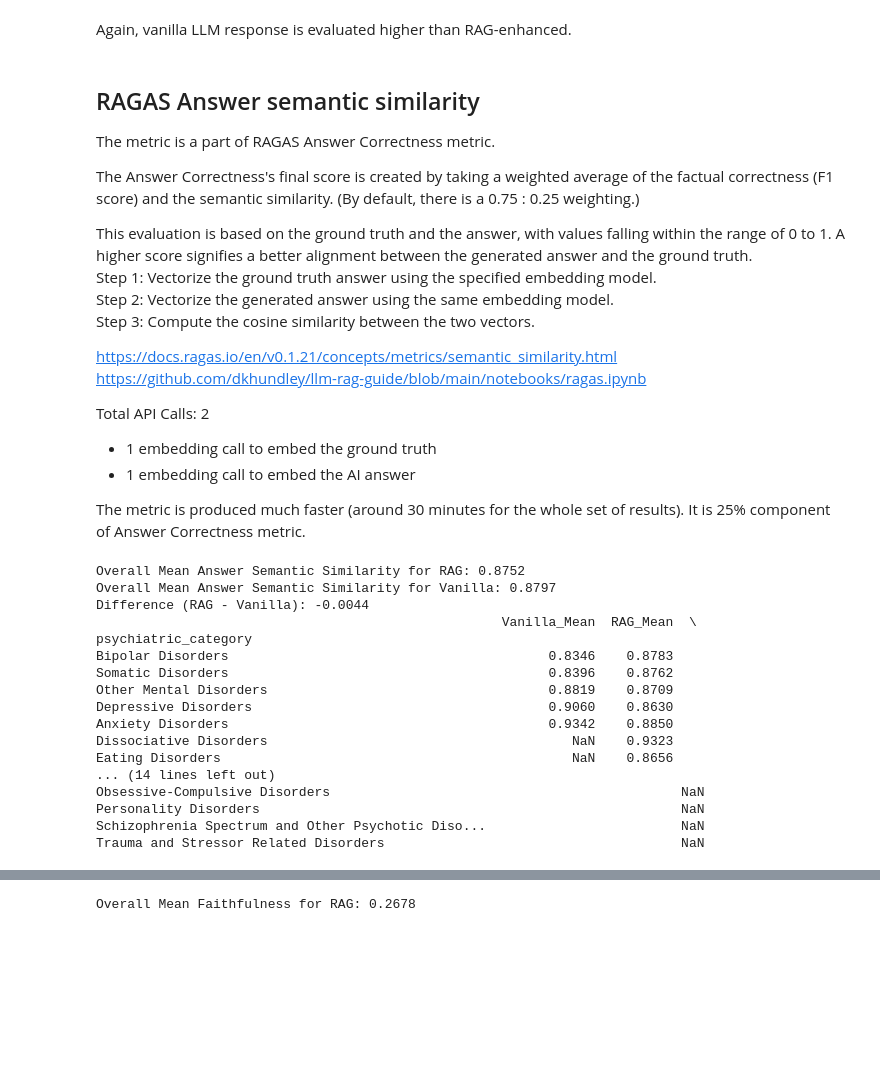
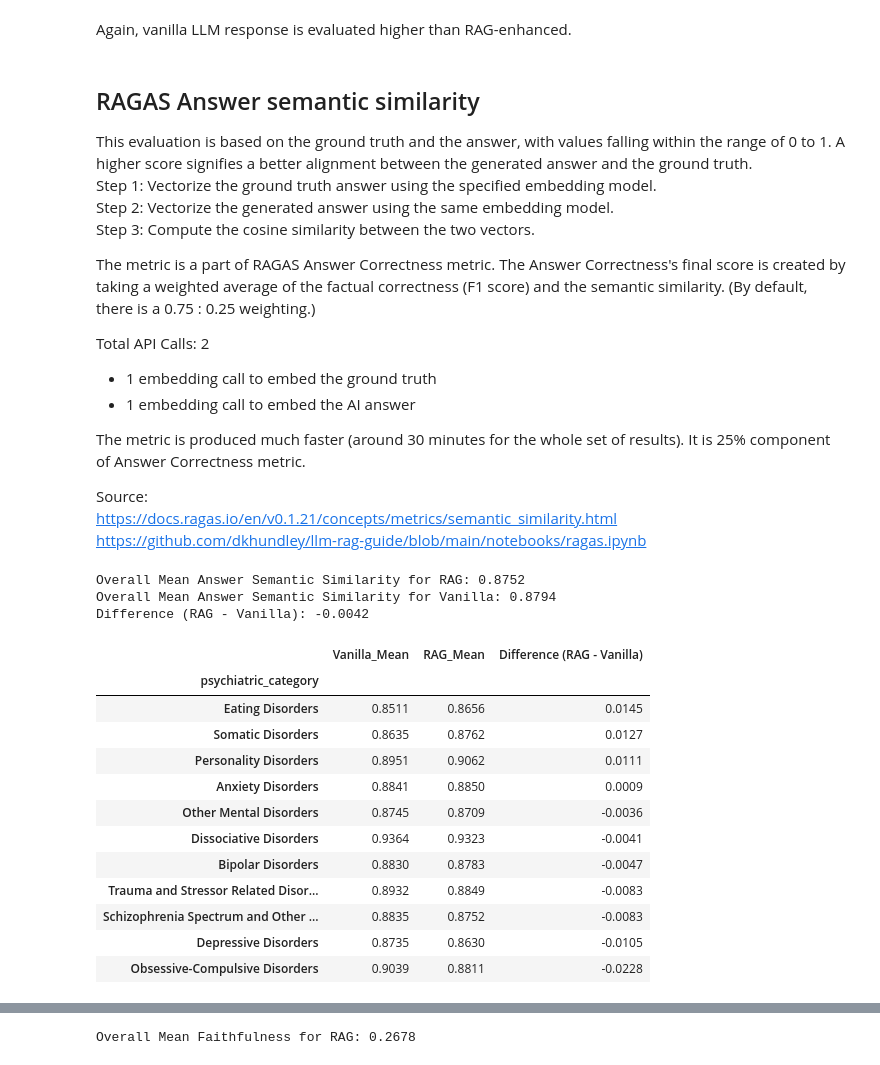
Before and after one commit to ilia-kuznetsov-hds/2025_dissertation, a Jupyter notebook: experiments/Llama 4 Scout results.ipynb, the cells around one changed output, grey strips where cells are left out. Cells and saved outputs as stored; diff of their text form; code cells hidden in the pictures; blank space fills up the shorter version.

```diff
--- a/experiments/Llama 4 Scout results.ipynb
+++ b/experiments/Llama 4 Scout results.ipynb
@@ -87,11 +87,6 @@ Difference (RAG - Vanilla): -0.0364
 Again, vanilla LLM response is evaluated higher than RAG-enhanced.
 # %% [markdown]
 ## RAGAS Answer semantic similarity
-
-The metric is a part of RAGAS Answer Correctness metric.
-
-The Answer Correctness's final score is created by taking a weighted average of the factual correctness (F1 score) and the semantic similarity.
-(By default, there is a 0.75 : 0.25 weighting.)
 
 This evaluation is based on the ground truth and the answer, with values falling within the range of 0 to 1. A higher score signifies a better alignment
 between the generated answer and the ground truth.
@@ -99,17 +94,20 @@ Step 1: Vectorize the ground truth answer using the specified embedding model.
 Step 2: Vectorize the generated answer using the same embedding model.
 Step 3: Compute the cosine similarity between the two vectors.
 
-https://docs.ragas.io/en/v0.1.21/concepts/metrics/semantic_similarity.html
-https://github.com/dkhundley/llm-rag-guide/blob/main/notebooks/ragas.ipynb
+The metric is a part of RAGAS Answer Correctness metric. The Answer Correctness's final score is created by taking a weighted average of the factual correctness (F1 score) and the semantic similarity.
+(By default, there is a 0.75 : 0.25 weighting.)
+
 
 Total API Calls: 2
 * 1 embedding call to embed the ground truth
 * 1 embedding call to embed the AI answer
 
 The metric is produced much faster (around 30 minutes for the whole set of results). It is 25% component of Answer Correctness metric.
+
+Source:
+https://docs.ragas.io/en/v0.1.21/concepts/metrics/semantic_similarity.html
+https://github.com/dkhundley/llm-rag-guide/blob/main/notebooks/ragas.ipynb
 # %%
-
-# SET OF METRIC FOR VANILLA ISN'T COMPELETED, SO I WILL SKIP IT FOR NOW
 
 with open(RAG_ANSWER_SIMILARITY, 'r', encoding='utf-8') as f:
     data = json.load(f)
@@ -124,50 +122,49 @@ df_4 = pd.DataFrame(data)
 df_4 = df_4[["Modified Questions",
             "Answer Semantic Similarity for vanilla"]]
 
 merged_df = pd.merge(merged_df, df_3, on="Modified Questions", how="inner")
 merged_df = pd.merge(merged_df, df_4, on="Modified Questions", how="inner")
 
 # Calculate overall means
 rag_similarity_mean = merged_df['Answer Semantic Similarity for rag'].mean()
 vanilla_similarity_mean = merged_df['Answer Semantic Similarity for vanilla'].mean()
 print(f"Overall Mean Answer Semantic Similarity for RAG: {rag_similarity_mean:.4f}")
 print(f"Overall Mean Answer Semantic Similarity for Vanilla: {vanilla_similarity_mean:.4f}")
 print(f"Difference (RAG - Vanilla): {rag_similarity_mean - vanilla_similarity_mean:.4f}")
 
 # Group by psychiatric category
 category_stats = merged_df.groupby('psychiatric_category').agg({
         'Answer Semantic Similarity for vanilla': 'mean',
         'Answer Semantic Similarity for rag': 'mean'}).round(4)
 
     # Flatten column names
 category_stats.columns = ['Vanilla_Mean', 'RAG_Mean']
 
     # Add difference column
 category_stats['Difference (RAG - Vanilla)'] = (category_stats['RAG_Mean'] -
                                                    category_stats['Vanilla_Mean']).round(4)
 
     # Sort by difference to see which categories benefit most from RAG
 category_stats = category_stats.sort_values('Difference (RAG - Vanilla)', ascending=False)
 
-print(category_stats)
+display(category_stats)
 # %% [output]
 Overall Mean Answer Semantic Similarity for RAG: 0.8752
-Overall Mean Answer Semantic Similarity for Vanilla: 0.8797
-Difference (RAG - Vanilla): -0.0044
-                                                    Vanilla_Mean  RAG_Mean  \
-psychiatric_category
-Bipolar Disorders                                         0.8346    0.8783
-Somatic Disorders                                         0.8396    0.8762
-Other Mental Disorders                                    0.8819    0.8709
-Depressive Disorders                                      0.9060    0.8630
-Anxiety Disorders                                         0.9342    0.8850
-Dissociative Disorders                                       NaN    0.9323
-Eating Disorders                                             NaN    0.8656
-... (14 lines left out)
-Obsessive-Compulsive Disorders                                             NaN
-Personality Disorders                                                      NaN
-Schizophrenia Spectrum and Other Psychotic Diso...                         NaN
-Trauma and Stressor Related Disorders                                      NaN
+Overall Mean Answer Semantic Similarity for Vanilla: 0.8794
+Difference (RAG - Vanilla): -0.0042
+|  | Vanilla_Mean | RAG_Mean | Difference (RAG - Vanilla) |
+| psychiatric_category |  |  |  |
+| Eating Disorders | 0.8511 | 0.8656 | 0.0145 |
+| Somatic Disorders | 0.8635 | 0.8762 | 0.0127 |
+| Personality Disorders | 0.8951 | 0.9062 | 0.0111 |
+| Anxiety Disorders | 0.8841 | 0.8850 | 0.0009 |
+| Other Mental Disorders | 0.8745 | 0.8709 | -0.0036 |
+| Dissociative Disorders | 0.9364 | 0.9323 | -0.0041 |
+| Bipolar Disorders | 0.8830 | 0.8783 | -0.0047 |
+| Trauma and Stressor Related Disor... | 0.8932 | 0.8849 | -0.0083 |
+| Schizophrenia Spectrum and Other ... | 0.8835 | 0.8752 | -0.0083 |
+| Depressive Disorders | 0.8735 | 0.8630 | -0.0105 |
+| Obsessive-Compulsive Disorders | 0.9039 | 0.8811 | -0.0228 |
 # %% [markdown]
 # RAG Metrics
 ## RAGAS Faithfulness
```
Also changed, not shown: parts of 4 cells of this notebook.
